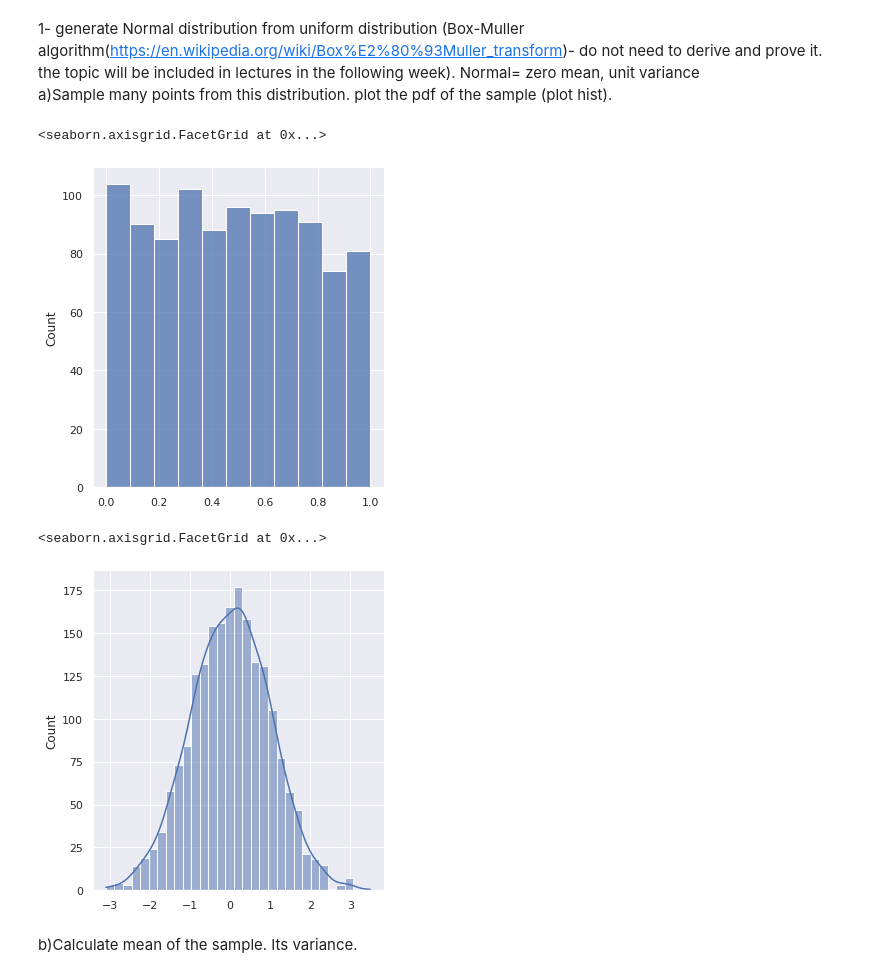
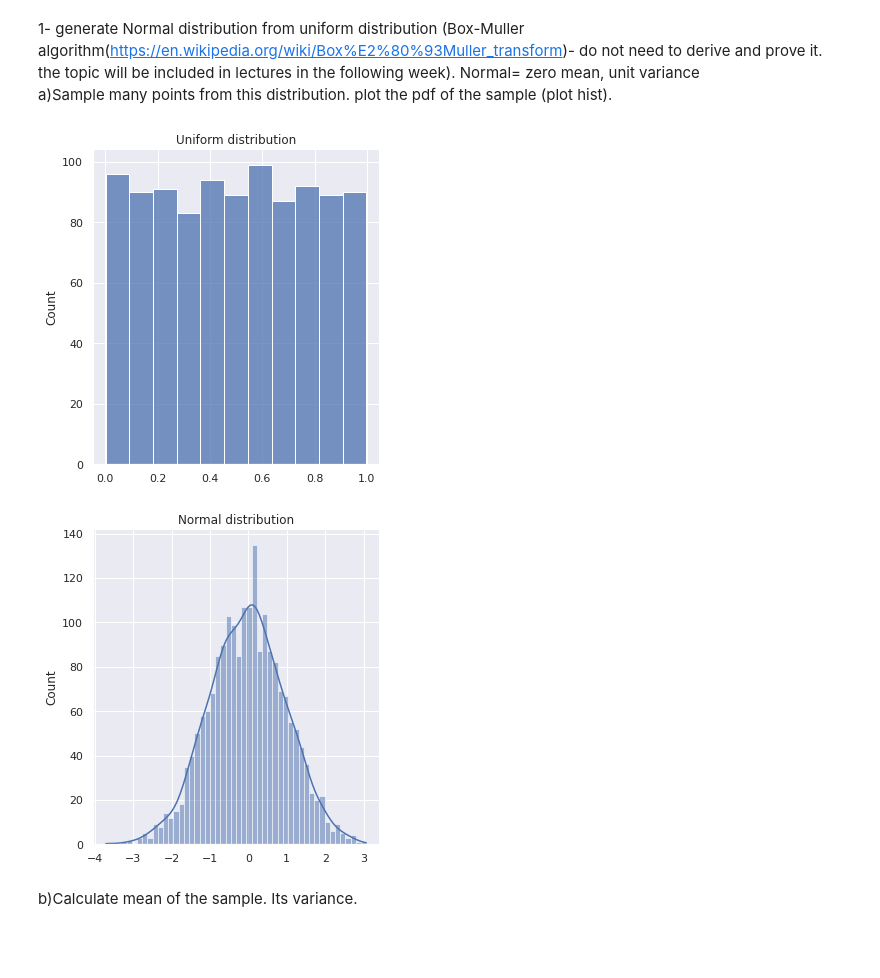
Before and after one commit to SBUDataAnalysis/hw2-MohiMozaffari, a Jupyter notebook: Data_Analysis_HW1.ipynb, the cells around one changed output. Drawn from its saved outputs; the diff is of its cells as text; code cells hidden in the pictures; blank space fills up the shorter version.

```diff
--- a/Data_Analysis_HW1.ipynb
+++ b/Data_Analysis_HW1.ipynb
@@ -82,6 +76,3 @@ _ensemble = []
 for i in range(10**5):
   e = RandomWalk(1000, 2/3)
   _ensemble.append(e)
-# %%
-sns.set_theme()
-sns.displot(_ensemble,bins = 50, kde=True)
@@ -242,9 +245,10 @@ sns.set_theme()
 # %%
 ran = np.random.uniform(0, 1, 1000)
 sns.displot(ran)
+plt.title('Uniform distribution')
+plt.show()
 # %% [output]
-<seaborn.axisgrid.FacetGrid at 0x...>
-[figure, old version]
+[figure, new version]
 # %%
 def GenerateNormal():
   u1, u2 = np.random.uniform(0, 1, 2)
@@ -258,10 +262,11 @@ for i in range(1000):
   normal.append(z1)
   normal.append(z2)
 # %%
-sns.displot(normal, kde=True)
+sns.displot(normal, kde=True, bins= 50)
+plt.title('Normal distribution')
+plt.show()
 # %% [output]
-<seaborn.axisgrid.FacetGrid at 0x...>
-[figure, old version]
+[figure, new version]
 # %% [markdown]
 b)Calculate mean of the sample. Its variance.
 # %%
```
Also changed, not shown: parts of 38 cells of this notebook.
